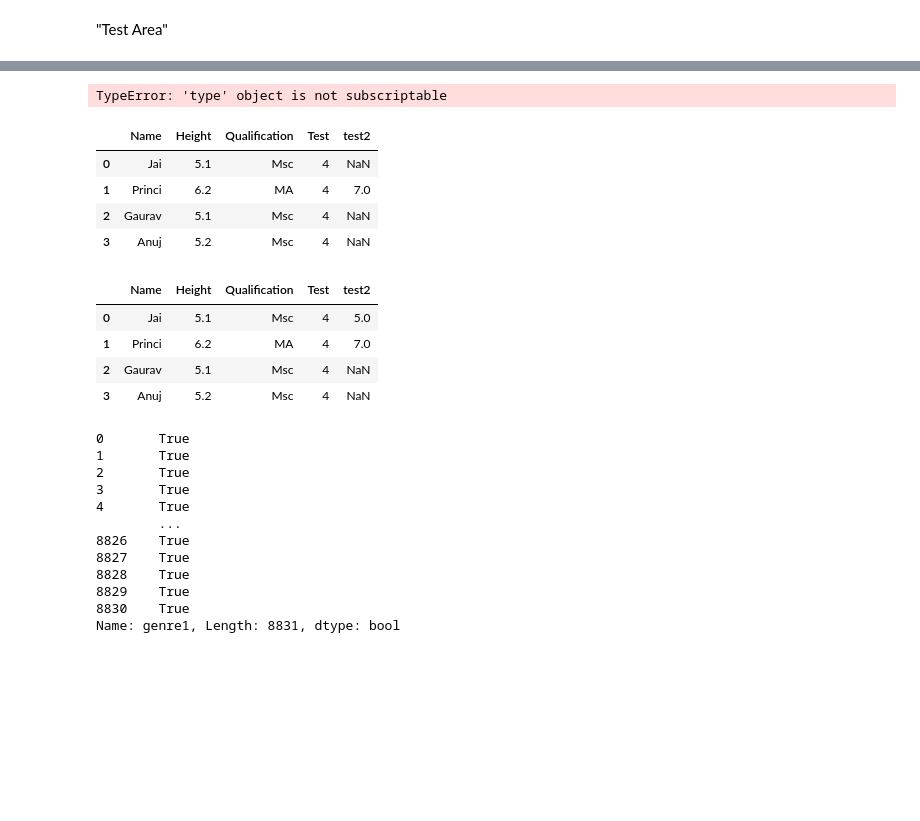
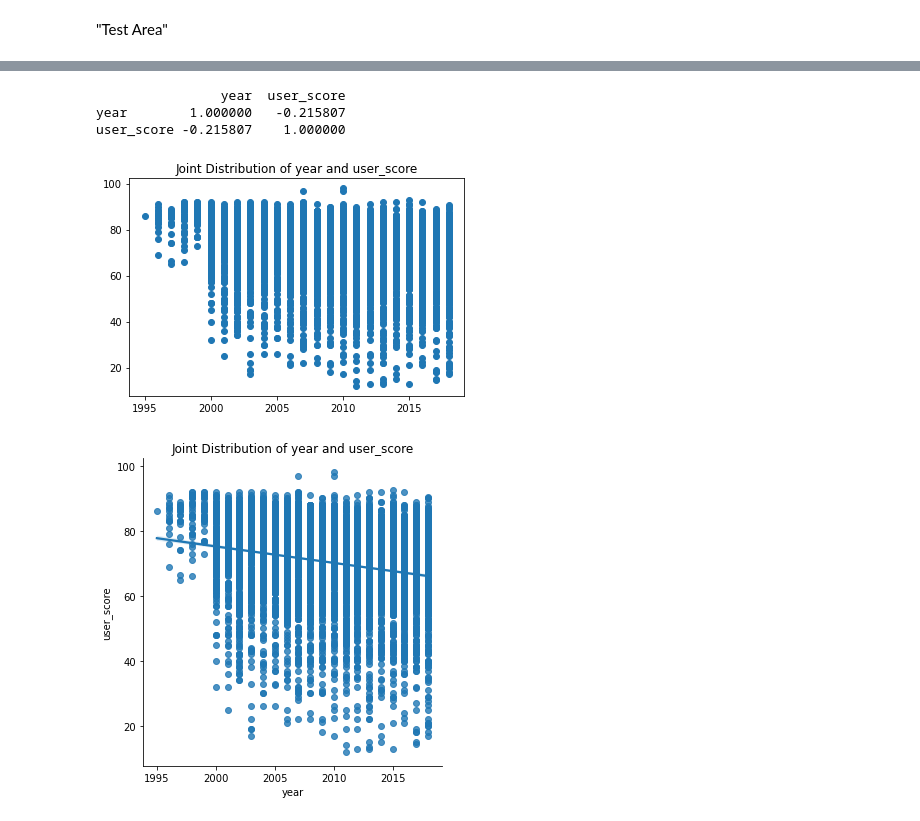
Before and after one commit to Marek-TL/BachelorThesis, a Jupyter notebook: bachelor_notebook.ipynb, the cells around one changed output, grey strips where cells are left out. Drawn from its saved outputs; the diff is of its cells as text; code cells hidden in the pictures; blank space fills up the shorter version.

```diff
--- a/bachelor_notebook.ipynb
+++ b/bachelor_notebook.ipynb
@@ -569 +751,5 @@ genre5
+# %%
+metacrit_data[["date","year"]] = metacrit_data["release_date"].str.split(",", expand=True)
+# %%
+metacrit_data.drop(columns=["date"], inplace=True)
 # %%
@@ -692,40 +775,25 @@ TypeError: 'type' object is not subscriptable
-# %%
-x=0
-while x<7:
-    count(0,1)
-    x=x+1
-# %% [output]
-TypeError: 'type' object is not subscriptable
-# %%
-df.loc[1,"test2"]=7
-df
-# %% [output]
-|  | Name | Height | Qualification | Test | test2 |
-| 0 | Jai | 5.1 | Msc | 4 | NaN |
-| 1 | Princi | 6.2 | MA | 4 | 7.0 |
-| 2 | Gaurav | 5.1 | Msc | 4 | NaN |
-| 3 | Anuj | 5.2 | Msc | 4 | NaN |
-# %%
-df.loc[0,"test2"]=5
-df
-# %% [output]
-|  | Name | Height | Qualification | Test | test2 |
-| 0 | Jai | 5.1 | Msc | 4 | 5.0 |
-| 1 | Princi | 6.2 | MA | 4 | 7.0 |
-| 2 | Gaurav | 5.1 | Msc | 4 | NaN |
-| 3 | Anuj | 5.2 | Msc | 4 | NaN |
-# %%
-metacrit_data["genre1"].notnull()
-# %% [output]
-0       True
-1       True
-2       True
-3       True
-4       True
-        ...
-8826    True
-8827    True
-8828    True
-8829    True
-8830    True
-Name: genre1, Length: 8831, dtype: bool
+# %%
+metacrit_data["year"]= pd.to_numeric(metacrit_data["year"])
+# %%
+#Korrelation User_Score:
+x="year"
+y="user_score"
+
+    #Only the scatterplot:
+plt.scatter(x = metacrit_data[x], y = metacrit_data[y])       #The needed Variables are set as dependent and independent:
+plt.title("Joint Distribution of "+x+  " and "+y )      #The Titel of the visual
+plt.savefig("Pictures/scatterplot_"+x+"_"+y+ ".jpg")    #Saves the picture at the end
+
+
+    #Scatterplot and correlation line
+sns.lmplot(x, y, data=metacrit_data)                       #The needed Variables are set as dependent and independent:
+plt.title("Joint Distribution of "+x+  " and "+y )      #The Titel of the visual
+plt.savefig("Pictures/correlation_"+x+"_"+y+ ".jpg")    #Saves the picture at the end
+
+print(metacrit_data[[x,y]].dropna().corr())
+# %% [output]
+                year  user_score
+year        1.000000   -0.215807
+user_score -0.215807    1.000000
+[figure, added]
+[figure, added]
```
Also changed, not shown: parts of 42 cells of this notebook, 7 other files.
